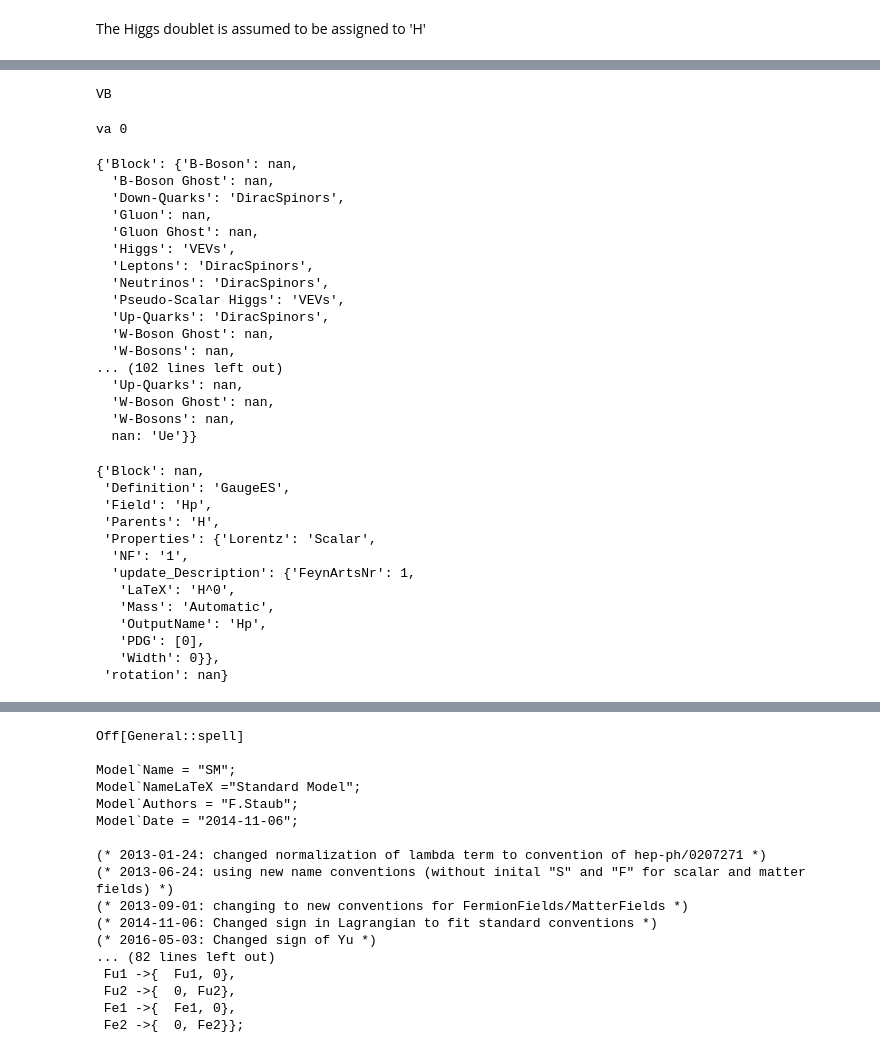
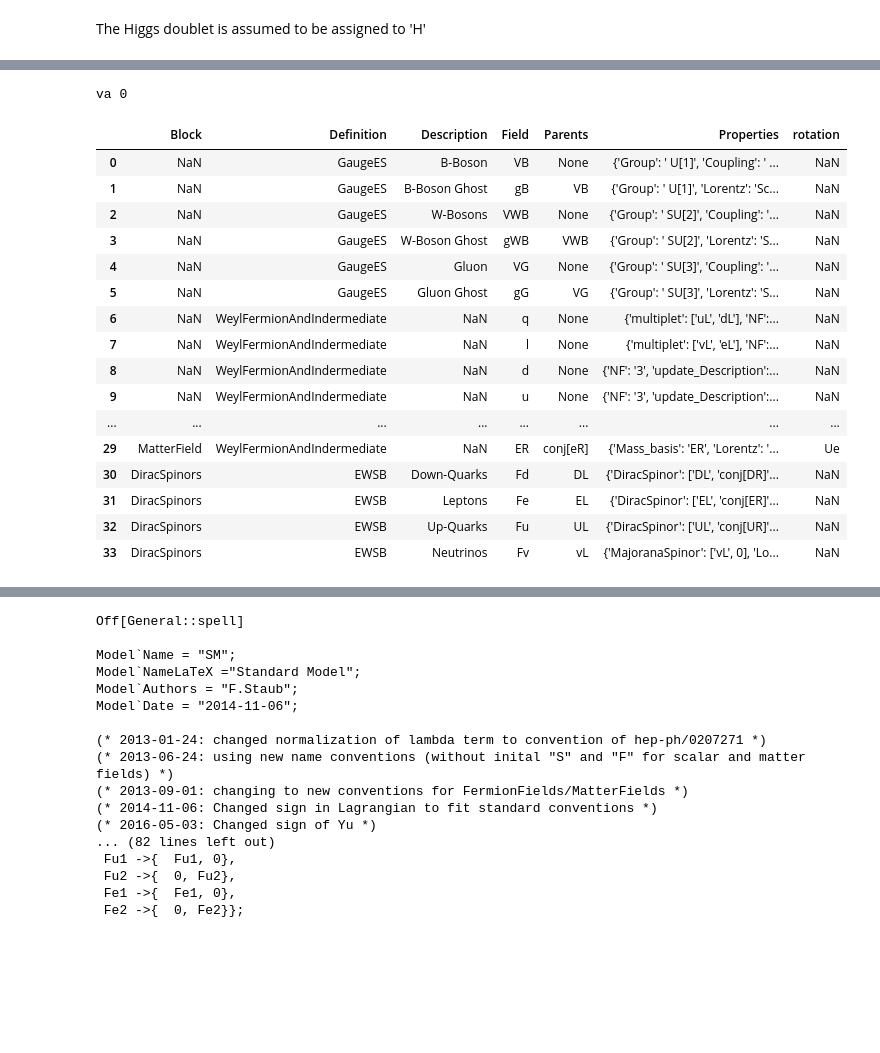
Before and after one commit to restrepo/BSM-Submodules, a Jupyter notebook: particles.ipynb, the cells around one changed output, grey strips where cells are left out. Saved outputs shown, nothing was run; the diff lists cells and outputs as text; code cells hidden in the pictures; blank space fills up the shorter version.

```diff
--- a/particles.ipynb
+++ b/particles.ipynb
@@ -520,9 +516,3 @@ RangeIndex(start=0, stop=33, step=1)
-# %%
-for p in prt['Field']:
-    print(p)
-    break
-# %% [output]
-VB
 # %%
 def get_weylfermion_LaTeX(s):
     if len(s)==2 and re.search('[LR]$',s):
@@ -563,7 +553,7 @@ for i in prt.index:
         if  p.get('Properties').get('Group').strip()=='U[1]':
             p['Description']='B-Boson'
             newparticles.append(p)
-            newparticles.append({'Definition':'GaugeEs','Field':'gB',
+            newparticles.append({'Definition':'GaugeES','Field':'gB',
                                'Description':'B-Boson Ghost',
                                'Parents':p.get('Field'),'Properties':{
                                'Group':p.get('Properties').get('Group'),'Lorentz':'Scalar'}})
@@ -571,7 +561,7 @@ for i in prt.index:
         elif p.get('Properties').get('Group').strip()=='SU[2]':
             p['Description']='W-Bosons'
             newparticles.append(p)
-            newparticles.append({'Definition':'GaugeEs','Field':'gWB',
+            newparticles.append({'Definition':'GaugeES','Field':'gWB',
                                'Description':'W-Boson Ghost',
                                'Parents':p.get('Field'),'Properties':{
                                 'Group':p.get('Properties').get('Group'), 'Lorentz':'Scalar'}})
@@ -579,7 +569,7 @@ for i in prt.index:
         elif p.get('Properties').get('Group').strip()=='SU[3]':
             p['Description']='Gluon'
             newparticles.append(p)
-            newparticles.append({'Definition':'GaugeEs','Field':'gG',
+            newparticles.append({'Definition':'GaugeES','Field':'gG',
                                'Description':'Gluon Ghost',
                                'Parents':p.get('Field'),'Properties':{
                                'Group':p.get('Properties').get('Group'),'Lorentz':'Scalar'}})
@@ -688,41 +678,23 @@ for i in prt.index:
 va 0
 # %%
 nprt=pd.DataFrame(newparticles)
-# %%
-nprt.index=nprt['Description']
 # %%
-nprt.to_dict()
+nprt
 # %% [output]
-{'Block': {'B-Boson': nan,
-  'B-Boson Ghost': nan,
-  'Down-Quarks': 'DiracSpinors',
-  'Gluon': nan,
-  'Gluon Ghost': nan,
-  'Higgs': 'VEVs',
-  'Leptons': 'DiracSpinors',
-  'Neutrinos': 'DiracSpinors',
-  'Pseudo-Scalar Higgs': 'VEVs',
-  'Up-Quarks': 'DiracSpinors',
-  'W-Boson Ghost': nan,
-  'W-Bosons': nan,
-... (102 lines left out)
-  'Up-Quarks': nan,
-  'W-Boson Ghost': nan,
-  'W-Bosons': nan,
-  nan: 'Ue'}}
+|  | Block | Definition | Description | Field | Parents | Properties | rotation |
+| 0 | NaN | GaugeES | B-Boson | VB | None | {'Group': ' U[1]', 'Coupling': ' ... | NaN |
+| 1 | NaN | GaugeES | B-Boson Ghost | gB | VB | {'Group': ' U[1]', 'Lorentz': 'Sc... | NaN |
+| 2 | NaN | GaugeES | W-Bosons | VWB | None | {'Group': ' SU[2]', 'Coupling': '... | NaN |
+| 3 | NaN | GaugeES | W-Boson Ghost | gWB | VWB | {'Group': ' SU[2]', 'Lorentz': 'S... | NaN |
+| 4 | NaN | GaugeES | Gluon | VG | None | {'Group': ' SU[3]', 'Coupling': '... | NaN |
+| 5 | NaN | GaugeES | Gluon Ghost | gG | VG | {'Group': ' SU[3]', 'Lorentz': 'S... | NaN |
+| 6 | NaN | WeylFermionAndIndermediate | NaN | q | None | {'multiplet': ['uL', 'dL'], 'NF':... | NaN |
+| 7 | NaN | WeylFermionAndIndermediate | NaN | l | None | {'multiplet': ['vL', 'eL'], 'NF':... | NaN |
+| 8 | NaN | WeylFermionAndIndermediate | NaN | d | None | {'NF': '3', 'update_Description':... | NaN |
+| 9 | NaN | WeylFermionAndIndermediate | NaN | u | None | {'NF': '3', 'update_Description':... | NaN |
+| ... | ... | ... | ... | ... | ... | ... | ... |
+| 29 | MatterField | WeylFermionAndIndermediate | NaN | ER | conj[eR] | {'Mass_basis': 'ER', 'Lorentz': '... | Ue |
+| 30 | DiracSpinors | EWSB | Down-Quarks | Fd | DL | {'DiracSpinor': ['DL', 'conj[DR]'... | NaN |
+| 31 | DiracSpinors | EWSB | Leptons | Fe | EL | {'DiracSpinor': ['EL', 'conj[ER]'... | NaN |
+| 32 | DiracSpinors | EWSB | Up-Quarks | Fu | UL | {'DiracSpinor': ['UL', 'conj[UR]'... | NaN |
+| 33 | DiracSpinors | EWSB | Neutrinos | Fv | vL | {'MajoranaSpinor': ['vL', 0], 'Lo... | NaN |
-# %%
-prt[prt['Field']=='Hp'].reset_index(drop=True).loc[0].to_dict()
-# %% [output]
-{'Block': nan,
- 'Definition': 'GaugeES',
- 'Field': 'Hp',
- 'Parents': 'H',
- 'Properties': {'Lorentz': 'Scalar',
-  'NF': '1',
-  'update_Description': {'FeynArtsNr': 1,
-   'LaTeX': 'H^0',
-   'Mass': 'Automatic',
-   'OutputName': 'Hp',
-   'PDG': [0],
-   'Width': 0}},
- 'rotation': nan}
```
Also changed, not shown: parts of 7 cells of this notebook.
